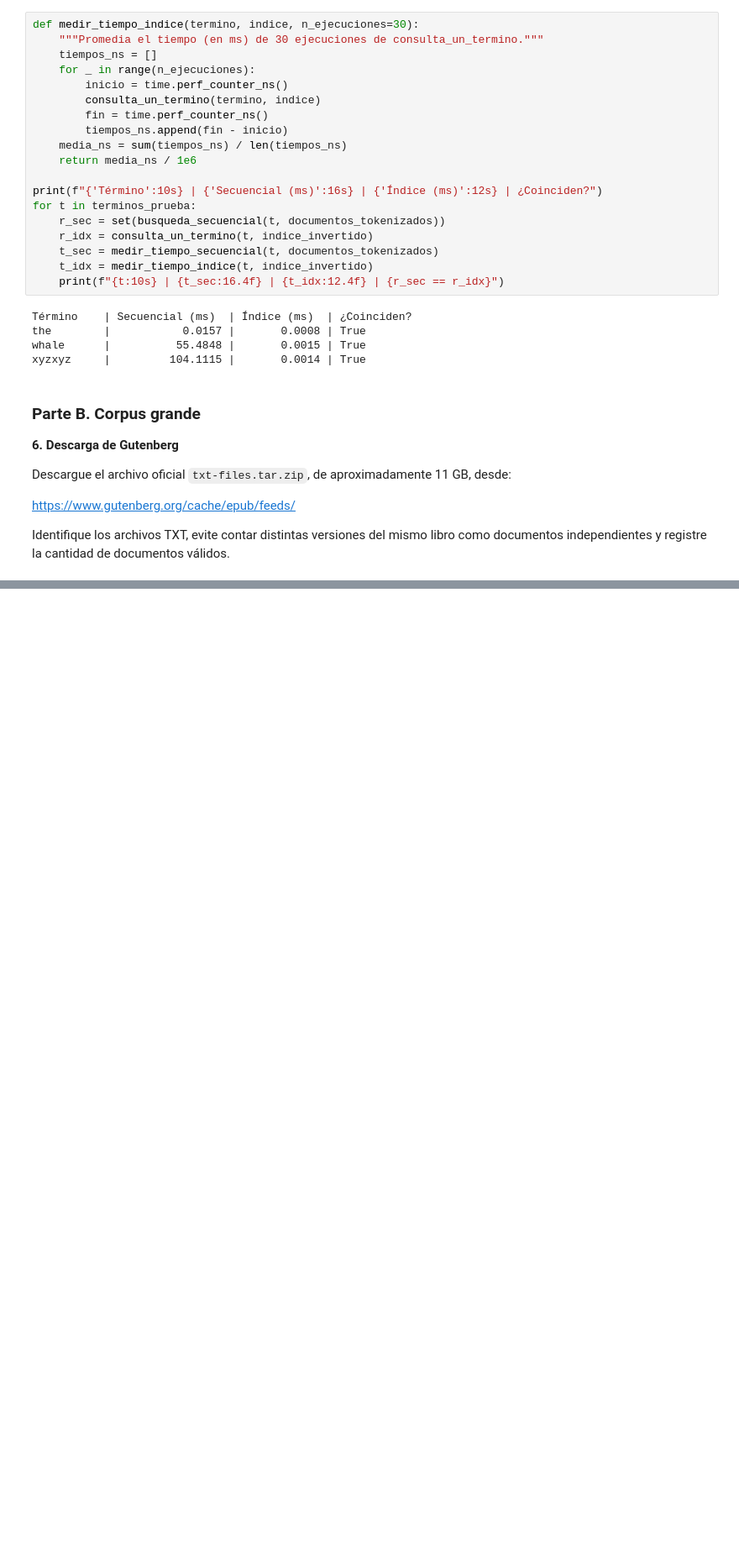
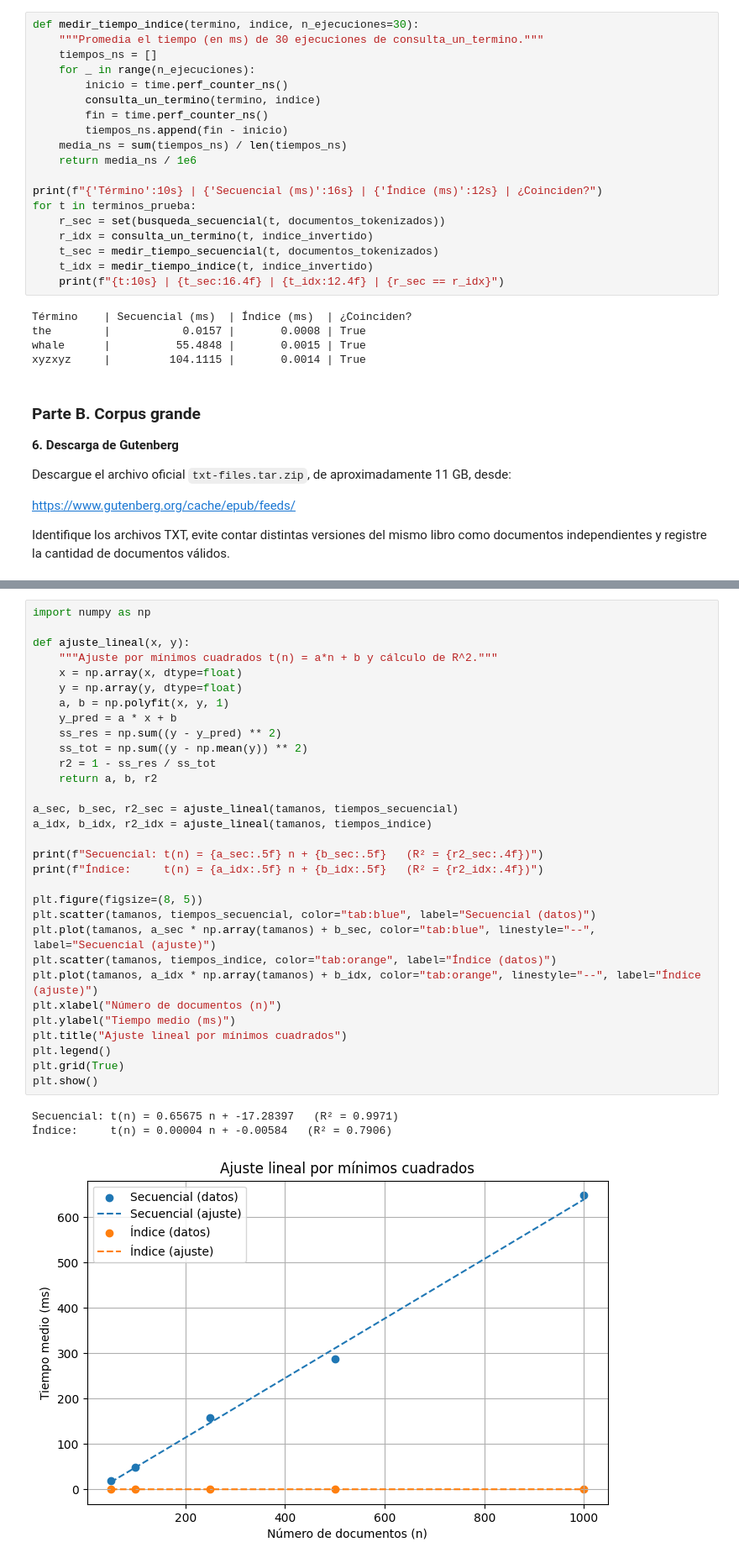
Before and after one commit to JASL22/RECUPERACION-DE-LA-INFORMACION, a Jupyter notebook: Notebooks/02_booleansearch_Saeteros_Jhonn.ipynb, the cells around one changed output, grey strips where cells are left out. Shown at 84% size. Saved outputs shown, nothing was run; the diff lists cells and outputs as text; blank space fills up the shorter version.

```diff
--- a/Notebooks/02_booleansearch_Saeteros_Jhonn.ipynb
+++ b/Notebooks/02_booleansearch_Saeteros_Jhonn.ipynb
@@ -314,0 +451,35 @@ FileNotFoundError: [Errno 2] No such file or directory: 'C:\\Users\\Jhonn22\\Dow
+# %%
+import numpy as np
+
+def ajuste_lineal(x, y):
+    """Ajuste por mínimos cuadrados t(n) = a*n + b y cálculo de R^2."""
+    x = np.array(x, dtype=float)
+    y = np.array(y, dtype=float)
+    a, b = np.polyfit(x, y, 1)
+    y_pred = a * x + b
+    ss_res = np.sum((y - y_pred) ** 2)
+    ss_tot = np.sum((y - np.mean(y)) ** 2)
+    r2 = 1 - ss_res / ss_tot
+    return a, b, r2
+
+a_sec, b_sec, r2_sec = ajuste_lineal(tamanos, tiempos_secuencial)
+a_idx, b_idx, r2_idx = ajuste_lineal(tamanos, tiempos_indice)
+
+print(f"Secuencial: t(n) = {a_sec:.5f} n + {b_sec:.5f}   (R² = {r2_sec:.4f})")
+print(f"Índice:     t(n) = {a_idx:.5f} n + {b_idx:.5f}   (R² = {r2_idx:.4f})")
+
+plt.figure(figsize=(8, 5))
+plt.scatter(tamanos, tiempos_secuencial, color="tab:blue", label="Secuencial (datos)")
+plt.plot(tamanos, a_sec * np.array(tamanos) + b_sec, color="tab:blue", linestyle="--", label="Secuencial (ajuste)")
+plt.scatter(tamanos, tiempos_indice, color="tab:orange", label="Índice (datos)")
+plt.plot(tamanos, a_idx * np.array(tamanos) + b_idx, color="tab:orange", linestyle="--", label="Índice (ajuste)")
+plt.xlabel("Número de documentos (n)")
+plt.ylabel("Tiempo medio (ms)")
+plt.title("Ajuste lineal por mínimos cuadrados")
+plt.legend()
+plt.grid(True)
+plt.show()
+# %% [output]
+Secuencial: t(n) = 0.65675 n + -17.28397   (R² = 0.9971)
+Índice:     t(n) = 0.00004 n + -0.00584   (R² = 0.7906)
+[figure, added]
```
Also changed, not shown: parts of 10 cells of this notebook.
